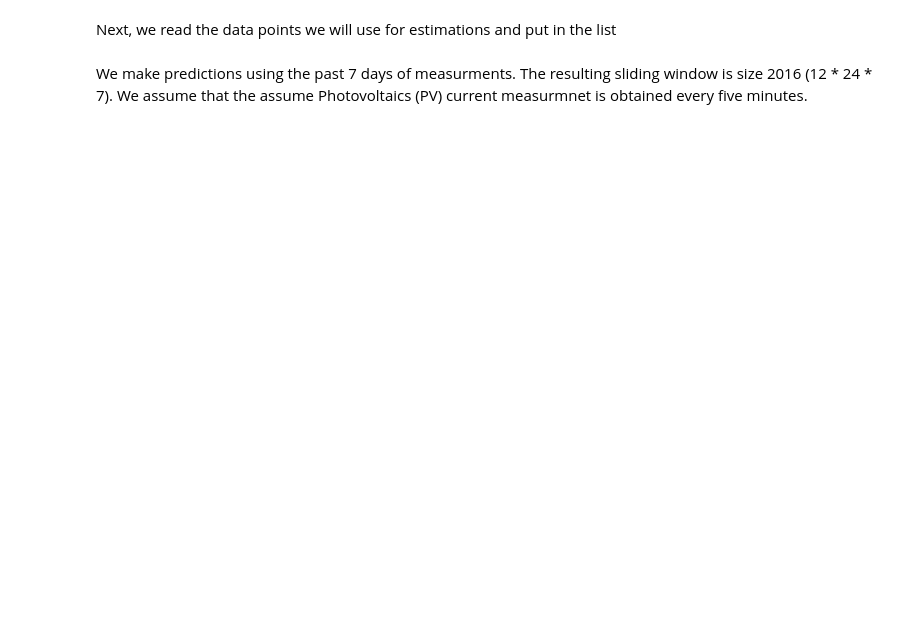
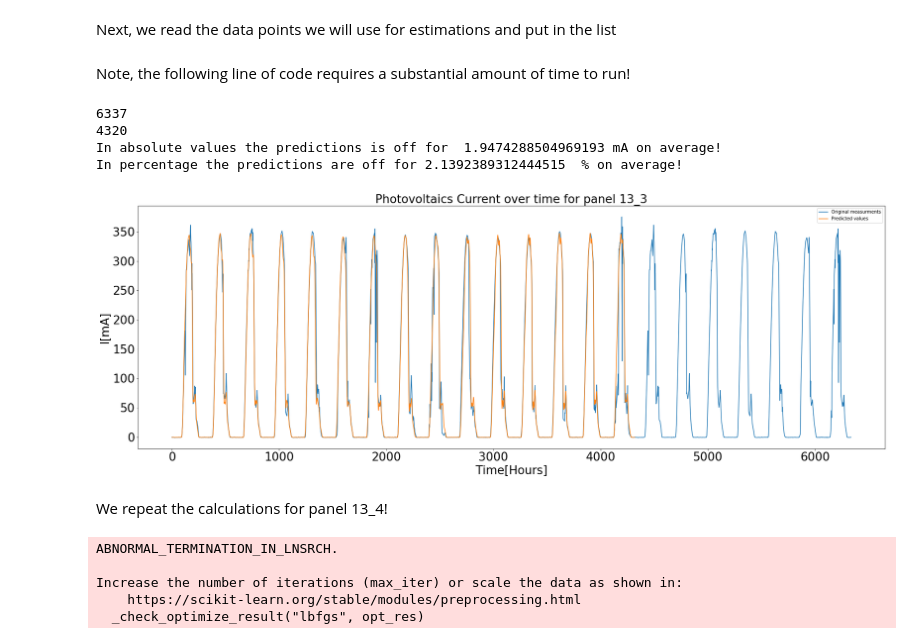
Before and after one commit to hribarjernej89/estimating-eh-energy-with-GP, a Jupyter notebook: Estimating_energy.ipynb, the cells around one changed output. Saved outputs shown, nothing was run; the diff lists cells and outputs as text; code cells hidden in the pictures; blank space fills up the shorter version.

```diff
--- a/Estimating_energy.ipynb
+++ b/Estimating_energy.ipynb
@@ -130,6 +131,10 @@ In this part of the notebook, we use Gaussian Processes (GP) to make PV current
 
 We start by building the kernel we will use!
 # %%
+sliding_window = samples_per_day * 7
+normalisation_to_seconds = 300  # To ensure time matches
+time_points = np.linspace(0, 15 * 24 * 3600, samples_per_day * 17 + 1)  # We need this list when we save the predictions to file!
+
 k0 = WhiteKernel(noise_level=0.3**2, noise_level_bounds=(0.1**2, 0.5**2))
 
 k1 = ConstantKernel(constant_value=2) * \
@@ -151,13 +156,13 @@ node13_4_inter = pd.read_csv('interpolation/node13_4.csv')
 
 panel1_pv = node13_3_inter['photovoltaic_current'].tolist()
 panel2_pv = node13_4_inter['photovoltaic_current'].tolist()
+#put the last seven days of data in  the front,i.e, we will use last seven days to make predictions for the first day
+panel1_pv = np.append(panel1_pv[-sliding_window:], panel1_pv)
+panel2_pv = np.append(panel2_pv[-sliding_window:], panel2_pv)
-# %% [markdown]
-
-We make predictions using the past 7 days of measurments. The resulting sliding window is size 2016 (12 * 24 * 7). We assume that the assume Photovoltaics (PV) current measurmnet is obtained every five minutes.
+# %% [markdown]
+Note, the following line of code requires a substantial amount of time to run!
 # %%
-#Generate predictions for the 16 days of data we have at our disposal
-sliding_window = samples_per_day * 7
-normalisation_to_seconds = 300  # To ensure time matches
+
 
 X_input_set = np.linspace(0, normalisation_to_seconds * sliding_window,  sliding_window + 1)
 X_output_set = np.linspace(normalisation_to_seconds * sliding_window, normalisation_to_seconds * sliding_window + normalisation_to_seconds * sliding_window / 7,  samples_per_day)
@@ -168,7 +173,7 @@ X_output = np.asarray([[x] for x in X_output_set])
 predicted_values_pv1 = []
 time_counts = []
 
-for i in range(16):
+for i in range(15):
     Y_input_set = panel1_pv[i*samples_per_day:i*samples_per_day+sliding_window+1]
     Y_input = np.asarray([[x] for x in Y_input_set])
     #Run the GP process with the new data
@@ -183,0 +187,58 @@ predicted_values_pv1
+# %%
+setup_graph(title="Photovoltaics Current over time for panel 13_3", x_label='Time[Hours]', y_label='I[mA]',fig_size=[30, 10], fontsize=26)
+plt.plot(panel1_pv, label='Original measurments') # Plot the original measurments
+plt.plot(predicted_values_pv1, label='Predicted values') # Plot the predicted values
+plt.legend()
+#Calculate the difference
+print(len(panel1_pv))
+print(len(predicted_values_pv1))
+
+difference = []
+zip_object = zip(panel1_pv[len(predicted_values_pv1):], predicted_values_pv1)
+for list1_i, list2_i in zip_object:
+    difference.append(list1_i-list2_i)
+
+print("In absolute values the predictions is off for ",  np.average(difference), "mA on average!")
+print("In percentage the predictions are off for" ,  np.absolute(np.average(difference)) / np.average(panel1_pv[len(predicted_values_pv1):]) * 100, " % on average!")
+
+#save the predictions:
+df_inter = pd.DataFrame()
+df_inter['time_step'] = time_points[len(predicted_values_pv1):]
+df_inter['Predicted_photovoltaic_current'] = predicted_values_pv1[0]
+
+df_inter.to_csv('predictions/predict_node13_3.csv')
+# %% [output]
+6337
+4320
+In absolute values the predictions is off for  1.9474288504969193 mA on average!
+In percentage the predictions are off for 2.1392389312444515  % on average!
+[figure, added]
+# %% [markdown]
+We repeat the calculations for panel 13_4!
+# %%
+X_input_set = np.linspace(0, normalisation_to_seconds * sliding_window,  sliding_window + 1)
+X_output_set = np.linspace(normalisation_to_seconds * sliding_window, normalisation_to_seconds * sliding_window + normalisation_to_seconds * sliding_window / 7,  samples_per_day)
+# Put the datapoints in the rigth format
+X_input = np.asarray([[x] for x in X_input_set])
+X_output = np.asarray([[x] for x in X_output_set])
+
+predicted_values_pv2 = []
+time_counts = []
+
+for i in range(15):
+    Y_input_set = panel2_pv[i*samples_per_day:i*samples_per_day+sliding_window+1]
+    Y_input = np.asarray([[x] for x in Y_input_set])
+    #Run the GP process with the new data
+    time_start = time.time()
+    gp1.fit(X_input, Y_input)
+    Y_pred, Y_std = gp1.predict(X_output, return_std=True)
+    Y_pred = [x[0] for x in Y_pred]
+    predicted_values_pv2 = predicted_values_pv2 + Y_pred
+    time_counts.append(time.time() - time_start)
+    #print(np.shape(predicted_values_pv1))
+# %% [output]
+ABNORMAL_TERMINATION_IN_LNSRCH.
+
+Increase the number of iterations (max_iter) or scale the data as shown in:
+    https://scikit-learn.org/stable/modules/preprocessing.html
+  _check_optimize_result("lbfgs", opt_res)
```
Also changed, not shown: parts of 4 cells of this notebook.
